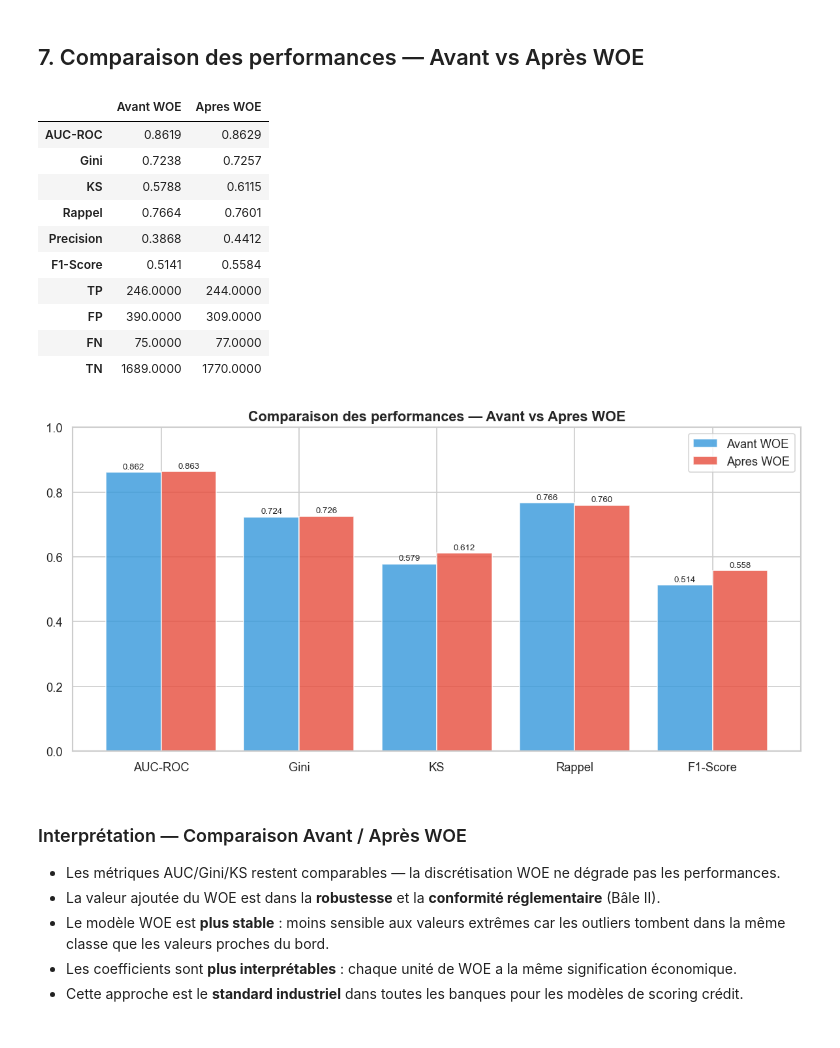
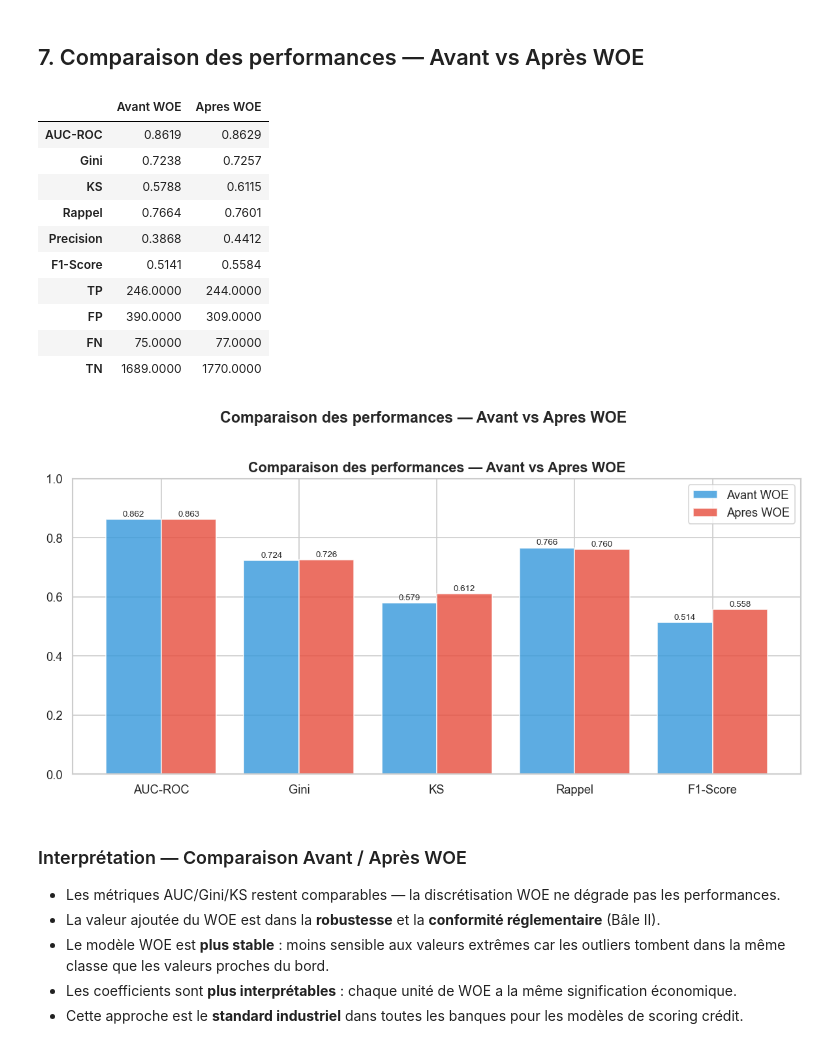
Before and after one commit to nadhmi54/Modele-de-PD-Segment-Retail, a Jupyter notebook: notebooks/PD_Model.ipynb, the cells around one changed output. Saved outputs shown, nothing was run; the diff lists cells and outputs as text; code cells hidden in the pictures.

Commit message:
Ajout des figures WOE et mise à jour du notebook PD_Model
Co-Authored-By: Claude Sonnet 4.6 <noreply@anthropic.com>

```diff
--- a/notebooks/PD_Model.ipynb
+++ b/notebooks/PD_Model.ipynb
@@ -1745,34 +1795,37 @@ display(comp)
 metrics_plot = ["AUC-ROC", "Gini", "KS", "Rappel", "F1-Score"]
 avant_vals = [m_avant[m] for m in metrics_plot]
 apres_vals = [m_apres[m] for m in metrics_plot]
 
 x = np.arange(len(metrics_plot))
 fig, ax = plt.subplots(figsize=(10, 5))
 ax.bar(x - 0.2, avant_vals, 0.4, label="Avant WOE", color="#3498db", alpha=0.8)
 ax.bar(x + 0.2, apres_vals, 0.4, label="Apres WOE", color="#e74c3c", alpha=0.8)
 ax.set_xticks(x)
 ax.set_xticklabels(metrics_plot)
 ax.set_title("Comparaison des performances — Avant vs Apres WOE", fontweight="bold")
 ax.legend()
 ax.set_ylim(0, 1)
 for i, (a, b) in enumerate(zip(avant_vals, apres_vals)):
     ax.text(i-0.2, a+0.01, f"{a:.3f}", ha="center", fontsize=8)
     ax.text(i+0.2, b+0.01, f"{b:.3f}", ha="center", fontsize=8)
+plt.suptitle("Comparaison des performances — Avant vs Apres WOE",
+             fontsize=14, fontweight="bold", y=1.02)
 plt.tight_layout()
+plt.savefig("../reports/figures/Comparaison des performances — Avant vs Apres WOE.png", dpi=150, bbox_inches="tight")
 plt.show()
 # %% [output]
 |  | Avant WOE | Apres WOE |
 | AUC-ROC | 0.8619 | 0.8629 |
 | Gini | 0.7238 | 0.7257 |
 | KS | 0.5788 | 0.6115 |
 | Rappel | 0.7664 | 0.7601 |
 | Precision | 0.3868 | 0.4412 |
 | F1-Score | 0.5141 | 0.5584 |
 | TP | 246.0000 | 244.0000 |
 | FP | 390.0000 | 309.0000 |
 | FN | 75.0000 | 77.0000 |
 | TN | 1689.0000 | 1770.0000 |
-[figure, old version]
+[figure, new version]
 # %% [markdown]
 ### Interprétation — Comparaison Avant / Après WOE
 * Les métriques AUC/Gini/KS restent comparables — la discrétisation WOE ne dégrade pas les performances.
```
Also changed, not shown: parts of 3 cells of this notebook, 3 other files.
